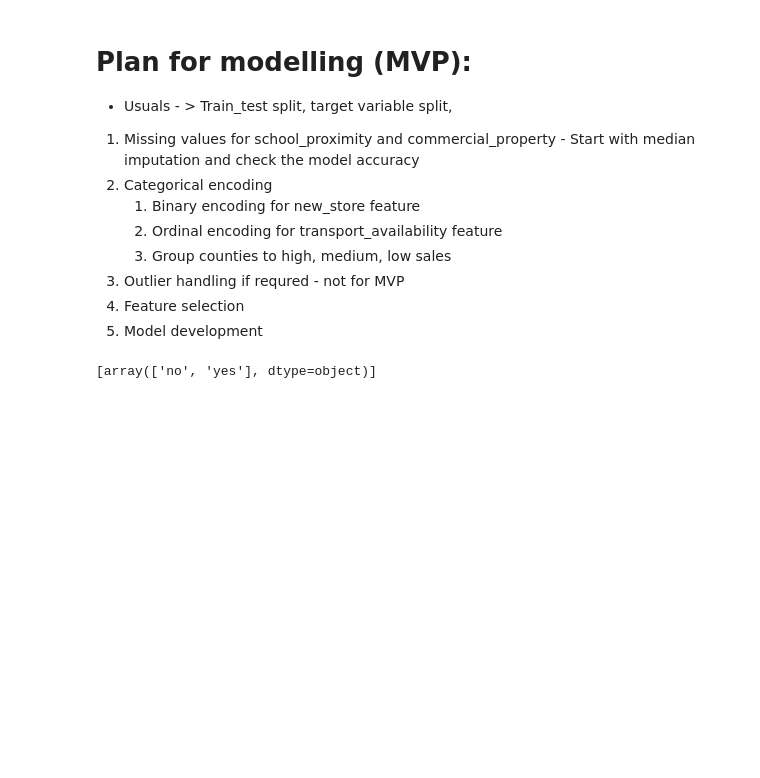
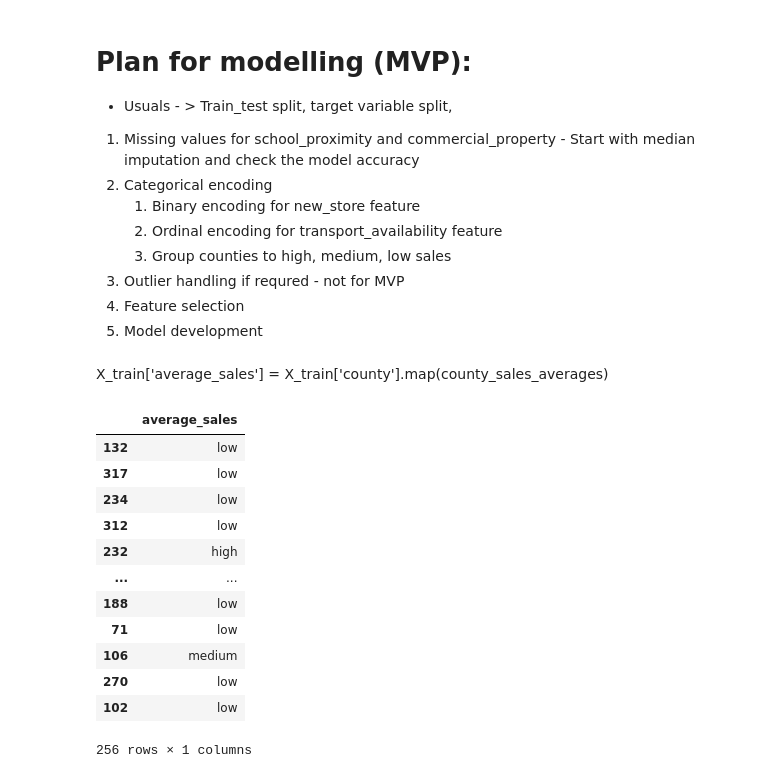
Before and after one commit to Deepan32/python-prep, a Jupyter notebook: Tesco Assignment/mvp.ipynb, the cells around one changed output. Cells and saved outputs as stored; diff of their text form; code cells hidden in the pictures; blank space fills up the shorter version.

```diff
--- a/Tesco Assignment/mvp.ipynb
+++ b/Tesco Assignment/mvp.ipynb
@@ -44,7 +48,0 @@ ordinal_encoder.categories_
-# %%
-# onehot transformation
-cat_encoder = OneHotEncoder(drop='if_binary')
-new_store_encoded= cat_encoder.fit_transform(raw_data[["new_store"]])
-cat_encoder.categories_
-# %% [output]
-[array(['no', 'yes'], dtype=object)]
@@ -52,0 +92,19 @@ cat_encoder.categories_
+# %% [markdown]
+X_train['average_sales'] = X_train['county'].map(county_sales_averages)
+# %%
+county_encoder=CountySalesEncoder()
+county_encoder.fit_transform(X_train,y_train)
+# %% [output]
+|  | average_sales |
+| 132 | low |
+| 317 | low |
+| 234 | low |
+| 312 | low |
+| 232 | high |
+| ... | ... |
+| 188 | low |
+| 71 | low |
+| 106 | medium |
+| 270 | low |
+| 102 | low |
+256 rows × 1 columns
```
Also changed, not shown: parts of 14 cells of this notebook, 1 other file.
